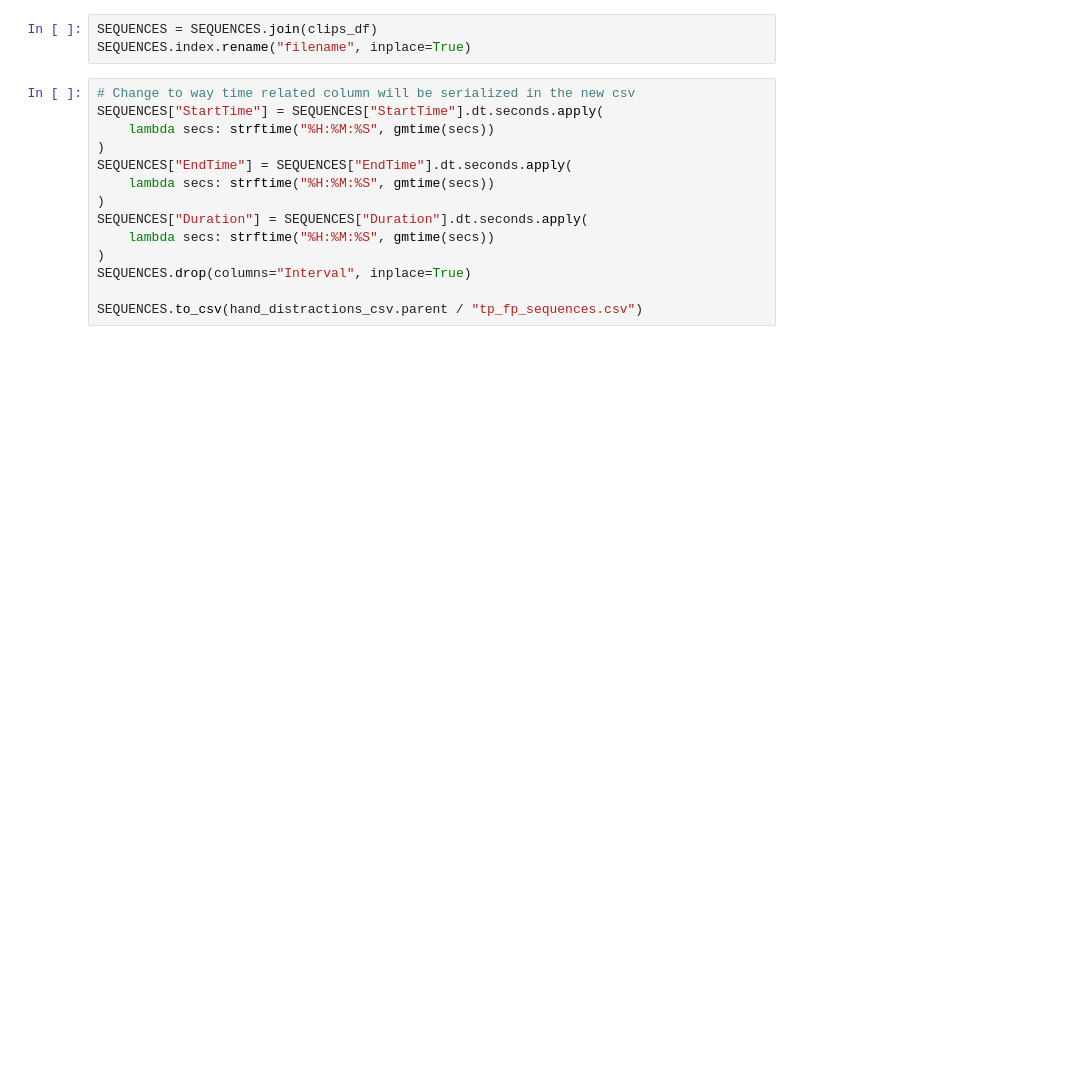
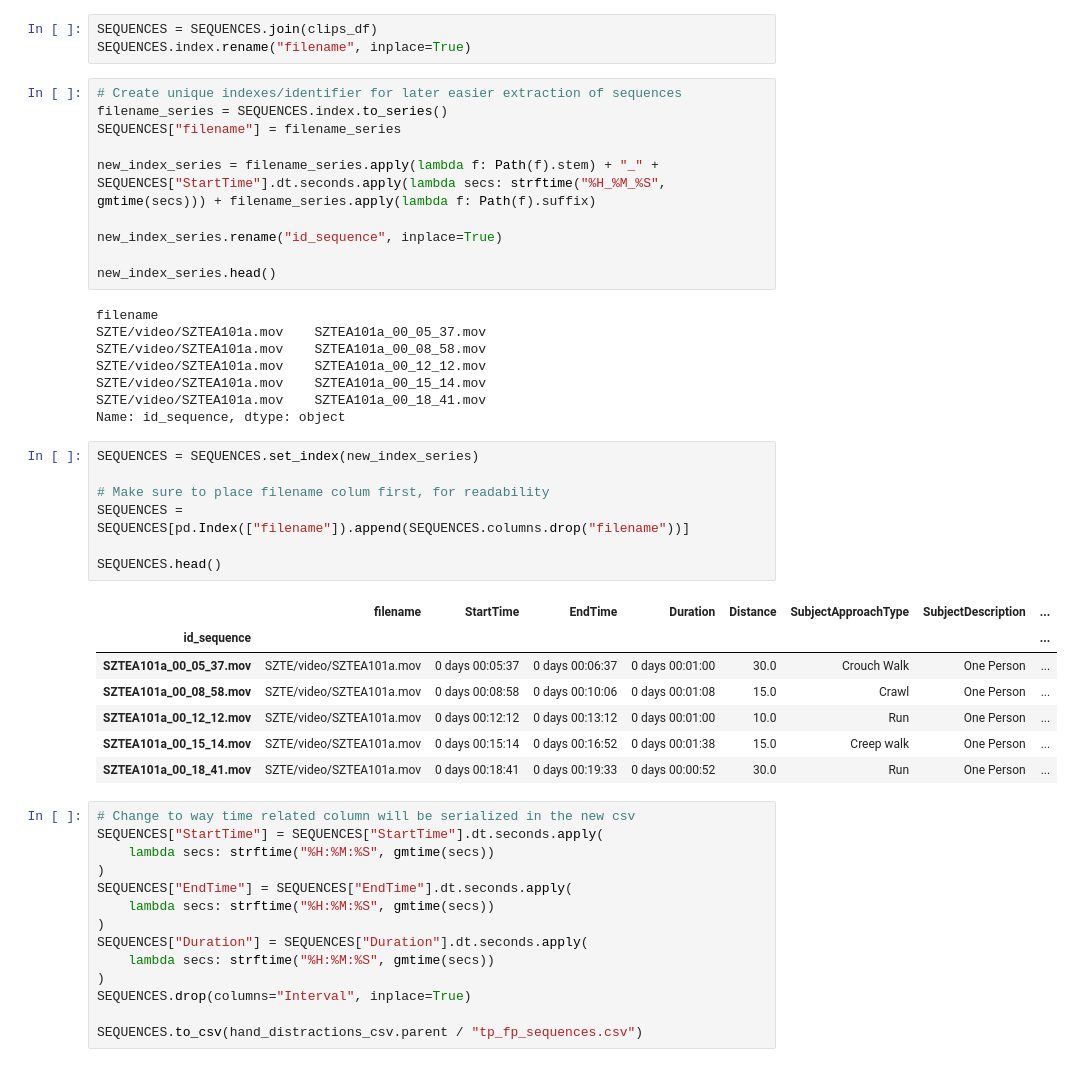
Before and after one commit to schallerala/unifr-master-ilids-alarms, a Jupyter notebook: notebooks/generate-sequences-alarms-FP.ipynb, the cells around one changed output. Saved outputs shown, nothing was run; the diff lists cells and outputs as text; blank space fills up the shorter version.

Commit message:
To ease extract of sequences, change TP/FP generation

```diff
--- a/notebooks/generate-sequences-alarms-FP.ipynb
+++ b/notebooks/generate-sequences-alarms-FP.ipynb
@@ -230,6 +261,39 @@ SEQUENCES.tail()
 # %%
 SEQUENCES = SEQUENCES.join(clips_df)
 SEQUENCES.index.rename("filename", inplace=True)
+# %%
+# Create unique indexes/identifier for later easier extraction of sequences
+filename_series = SEQUENCES.index.to_series()
+SEQUENCES["filename"] = filename_series
+
+new_index_series = filename_series.apply(lambda f: Path(f).stem) + "_" + SEQUENCES["StartTime"].dt.seconds.apply(lambda secs: strftime("%H_%M_%S", gmtime(secs))) + filename_series.apply(lambda f: Path(f).suffix)
+
+new_index_series.rename("id_sequence", inplace=True)
+
+new_index_series.head()
+# %% [output]
+filename
+SZTE/video/SZTEA101a.mov    SZTEA101a_00_05_37.mov
+SZTE/video/SZTEA101a.mov    SZTEA101a_00_08_58.mov
+SZTE/video/SZTEA101a.mov    SZTEA101a_00_12_12.mov
+SZTE/video/SZTEA101a.mov    SZTEA101a_00_15_14.mov
+SZTE/video/SZTEA101a.mov    SZTEA101a_00_18_41.mov
+Name: id_sequence, dtype: object
+# %%
+SEQUENCES = SEQUENCES.set_index(new_index_series)
+
+# Make sure to place filename colum first, for readability
+SEQUENCES = SEQUENCES[pd.Index(["filename"]).append(SEQUENCES.columns.drop("filename"))]
+
+SEQUENCES.head()
+# %% [output]
+|  | filename | StartTime | EndTime | Duration | Distance | SubjectApproachType | SubjectDescription | ... |
+| id_sequence |  |  |  |  |  |  |  | ... |
+| SZTEA101a_00_05_37.mov | SZTE/video/SZTEA101a.mov | 0 days 00:05:37 | 0 days 00:06:37 | 0 days 00:01:00 | 30.0 | Crouch Walk | One Person | ... |
+| SZTEA101a_00_08_58.mov | SZTE/video/SZTEA101a.mov | 0 days 00:08:58 | 0 days 00:10:06 | 0 days 00:01:08 | 15.0 | Crawl | One Person | ... |
+| SZTEA101a_00_12_12.mov | SZTE/video/SZTEA101a.mov | 0 days 00:12:12 | 0 days 00:13:12 | 0 days 00:01:00 | 10.0 | Run | One Person | ... |
+| SZTEA101a_00_15_14.mov | SZTE/video/SZTEA101a.mov | 0 days 00:15:14 | 0 days 00:16:52 | 0 days 00:01:38 | 15.0 | Creep walk | One Person | ... |
+| SZTEA101a_00_18_41.mov | SZTE/video/SZTEA101a.mov | 0 days 00:18:41 | 0 days 00:19:33 | 0 days 00:00:52 | 30.0 | Run | One Person | ... |
 # %%
 # Change to way time related column will be serialized in the new csv
 SEQUENCES["StartTime"] = SEQUENCES["StartTime"].dt.seconds.apply(
```
Also changed, not shown: parts of 4 cells of this notebook, 2 other files.
